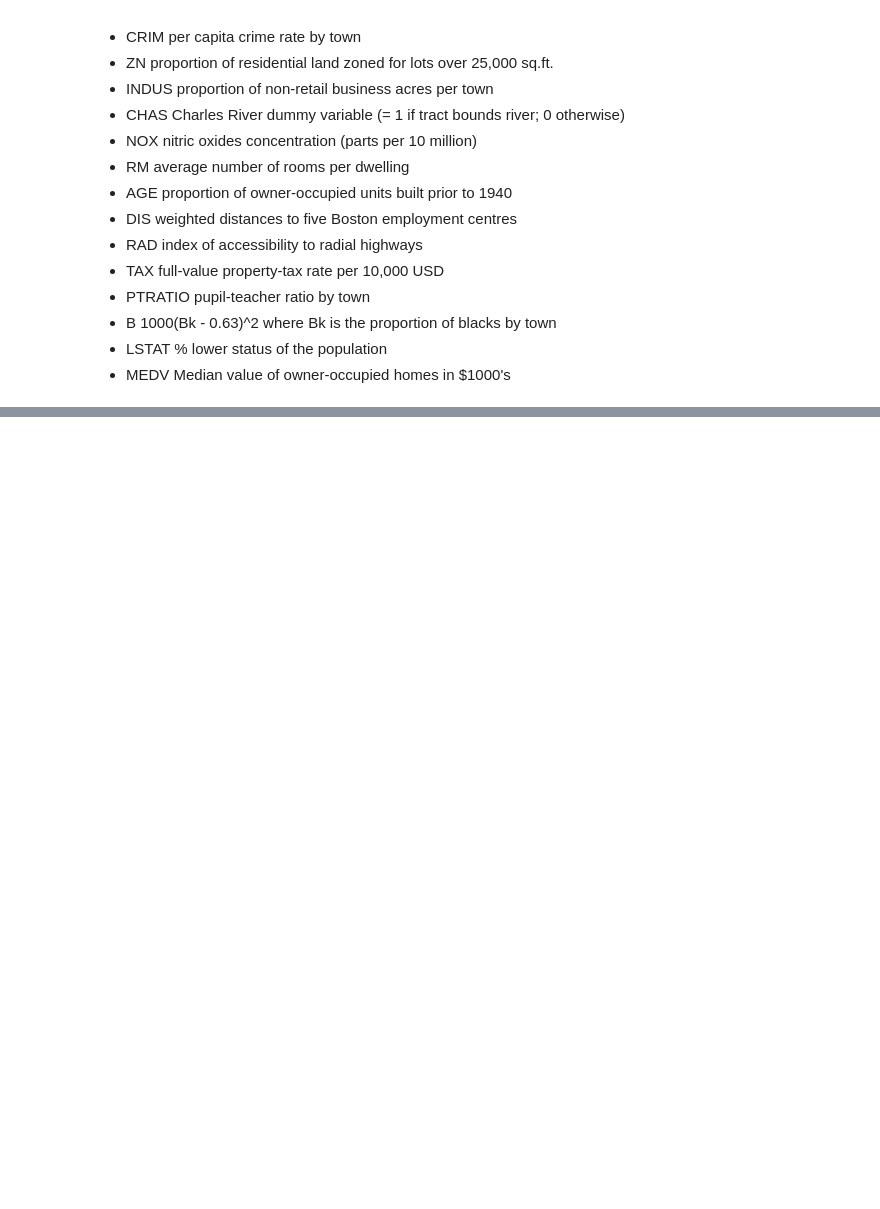
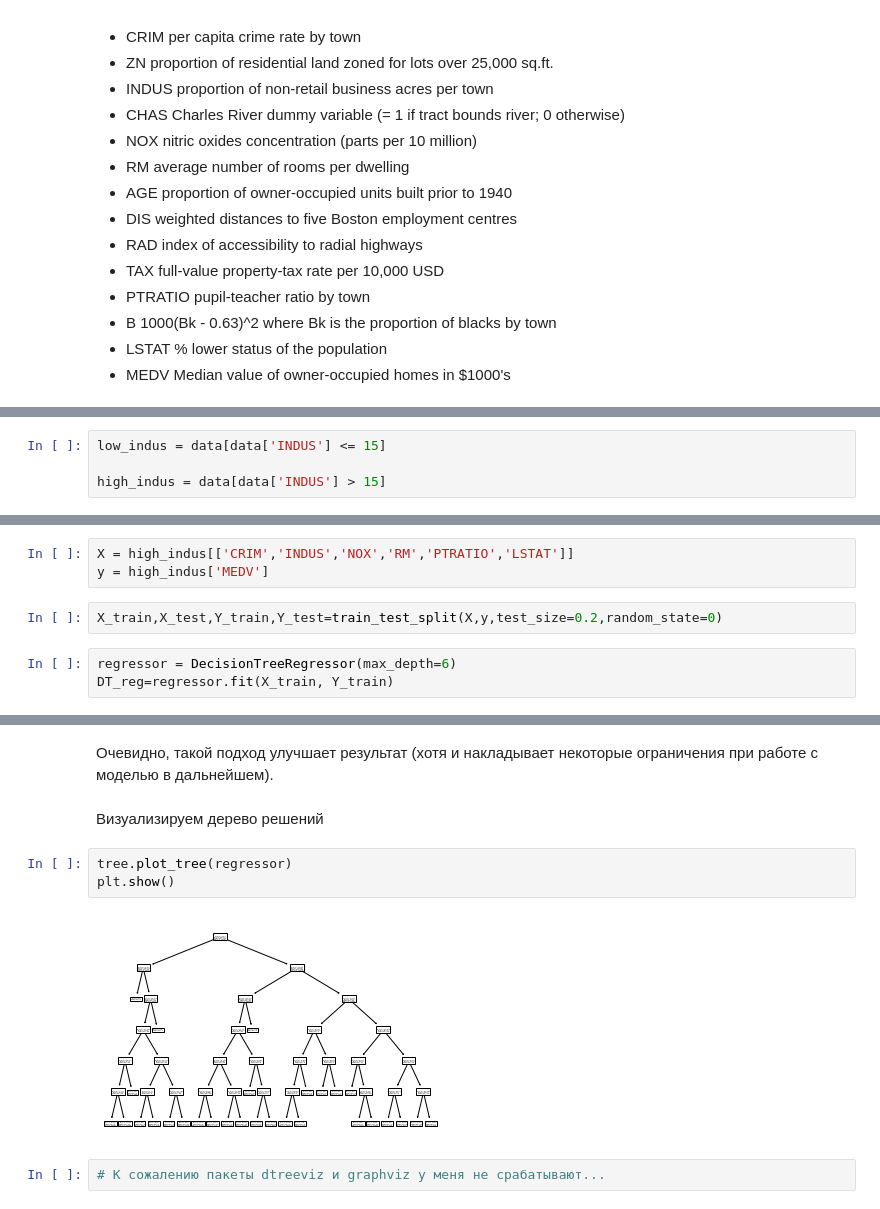
Before and after one commit to peter25225/machine_learning_21, a Jupyter notebook: 08_DecisionTree/08_DecisionTree_HW.ipynb, the cells around one changed output, grey strips where cells are left out. Cells and saved outputs as stored; diff of their text form; blank space fills up the shorter version.

```diff
--- a/08_DecisionTree/08_DecisionTree_HW.ipynb
+++ b/08_DecisionTree/08_DecisionTree_HW.ipynb
@@ -65,0 +166,4 @@ X_train,X_test,Y_train,Y_test=train_test_split(X,y,test_size=0.2,random_state=0)
+# %%
+low_indus = data[data['INDUS'] <= 15]
+
+high_indus = data[data['INDUS'] > 15]
@@ -75,0 +192,8 @@ print(DT_reg.score(X_test,Y_test))
+# %%
+X = high_indus[['CRIM','INDUS','NOX','RM','PTRATIO','LSTAT']]
+y = high_indus['MEDV']
+# %%
+X_train,X_test,Y_train,Y_test=train_test_split(X,y,test_size=0.2,random_state=0)
+# %%
+regressor = DecisionTreeRegressor(max_depth=6)
+DT_reg=regressor.fit(X_train, Y_train)
@@ -75,0 +210,11 @@ print(DT_reg.score(X_test,Y_test))
+# %% [markdown]
+Очевидно, такой подход улучшает результат (хотя и накладывает некоторые ограничения при работе с моделью в дальнейшем).
+# %% [markdown]
+Визуализируем дерево решений
+# %%
+tree.plot_tree(regressor)
+plt.show()
+# %% [output]
+[figure, added]
+# %%
+# К сожалению пакеты dtreeviz и graphviz у меня не срабатывают...
```
Also changed, not shown: parts of 29 cells of this notebook.
